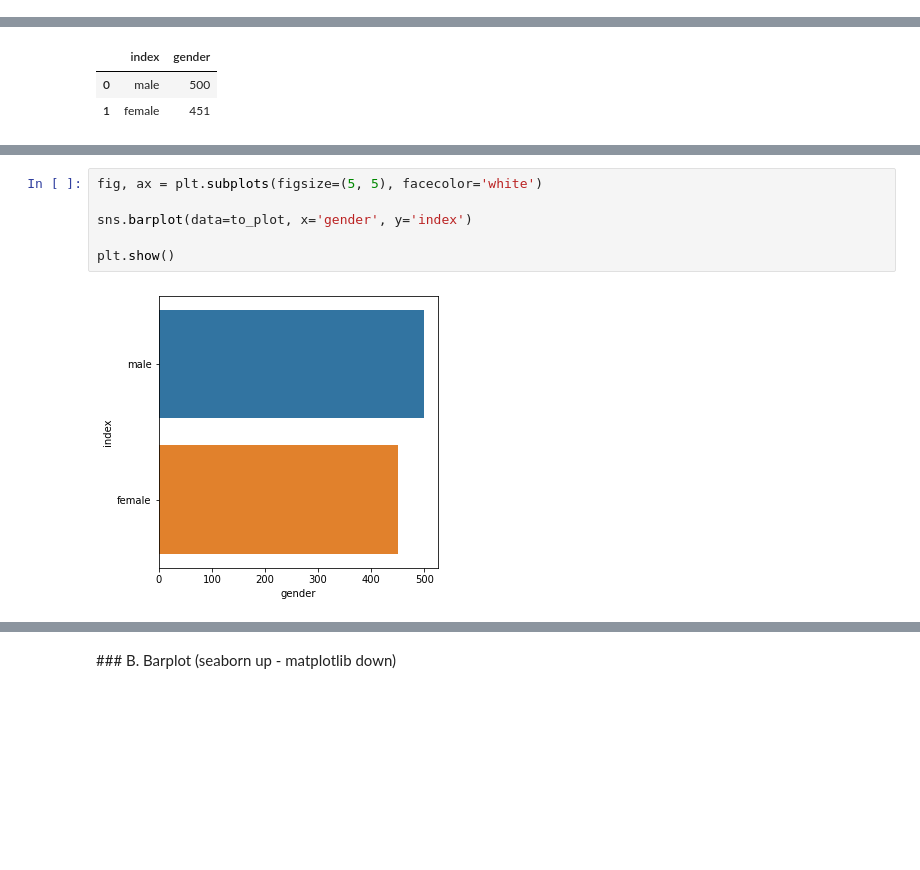
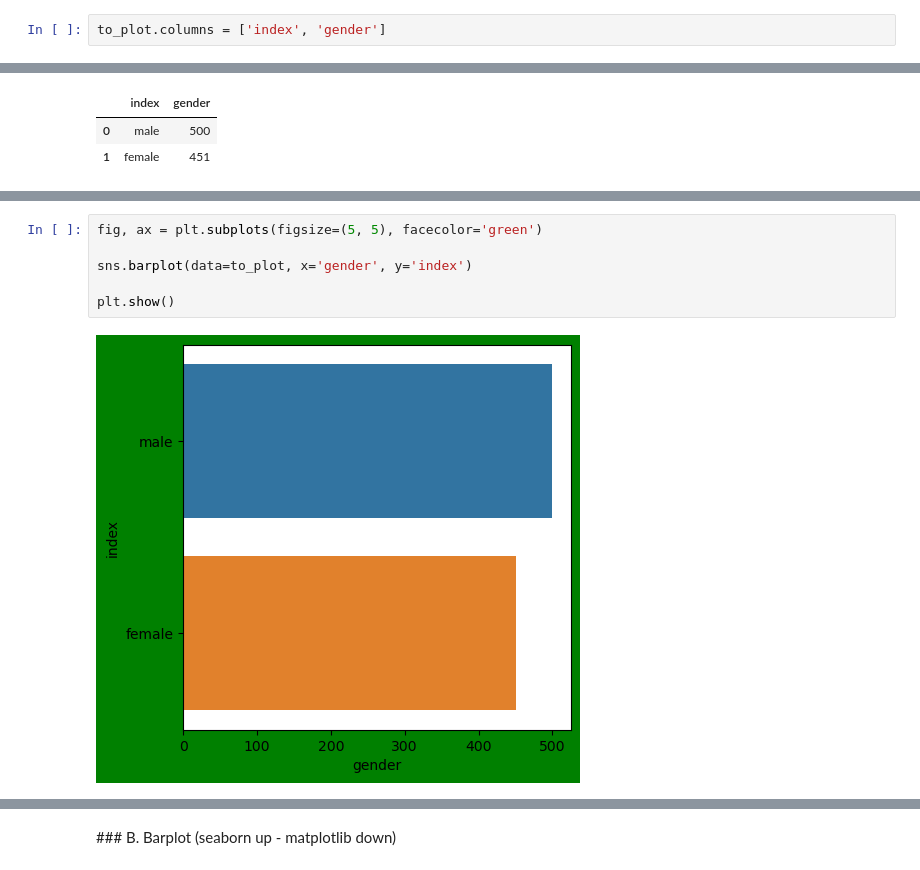
Before and after one commit to pepebonet/Intermediate_Python_BBA, a Jupyter notebook: Class_3/scripts/Code_class_3.ipynb, the cells around one changed output, grey strips where cells are left out. Saved outputs shown, nothing was run; the diff lists cells and outputs as text; blank space fills up the shorter version.

```diff
--- a/Class_3/scripts/Code_class_3.ipynb
+++ b/Class_3/scripts/Code_class_3.ipynb
@@ -43,2 +64,4 @@ to_plot
 | 0 | male | 500 |
 | 1 | female | 451 |
+# %%
+to_plot.columns = ['index', 'gender']
@@ -77,11 +106,11 @@ plt.show()
 # %%
-fig, ax = plt.subplots(figsize=(5, 5), facecolor='white')
+fig, ax = plt.subplots(figsize=(5, 5), facecolor='green')
 
 sns.barplot(data=to_plot, x='gender', y='index')
 
 plt.show()
 # %% [output]
-[figure, old version]
+[figure, new version]
 # %%
 #Start Figure
 fig, ax = plt.subplots(figsize=(5, 5))
```
Also changed, not shown: parts of 25 cells of this notebook, 9 other files.
